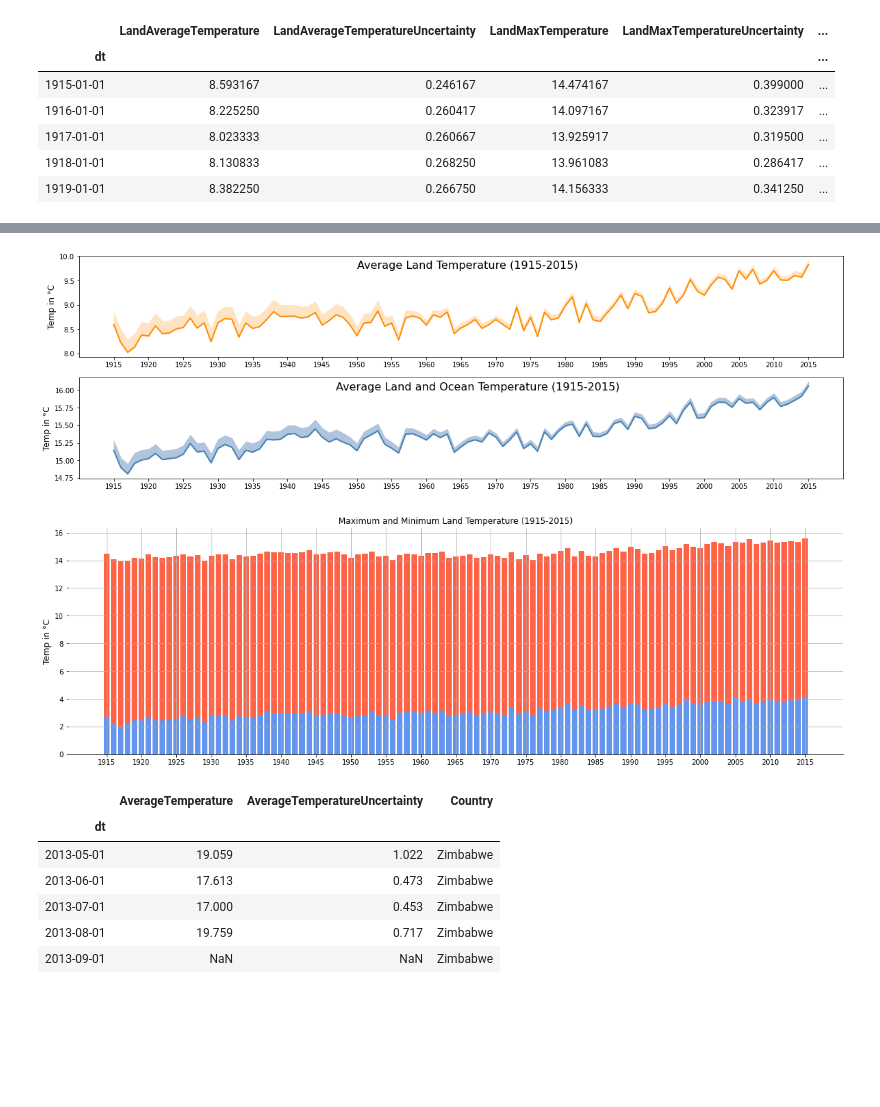
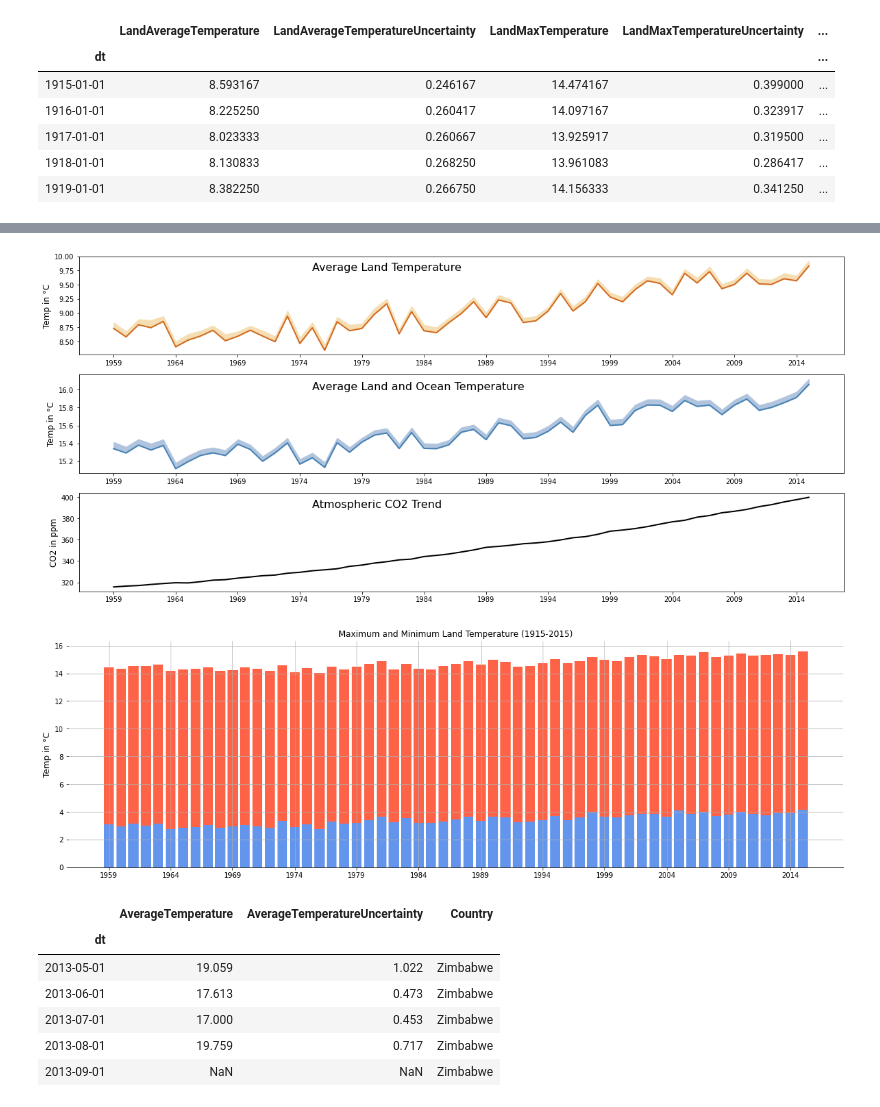
Before and after one commit to hiya-g/global-temp, a Jupyter notebook: GlobalTemperatures-Visualization.ipynb, the cells around one changed output, grey strips where cells are left out. Saved outputs shown, nothing was run; the diff lists cells and outputs as text; code cells hidden in the pictures; blank space fills up the shorter version.

```diff
--- a/GlobalTemperatures-Visualization.ipynb
+++ b/GlobalTemperatures-Visualization.ipynb
@@ -29,3 +30,9 @@ df_1900.head()
 | 1917-01-01 | 8.023333 | 0.260667 | 13.925917 | 0.319500 | ... |
 | 1918-01-01 | 8.130833 | 0.268250 | 13.961083 | 0.286417 | ... |
 | 1919-01-01 | 8.382250 | 0.266750 | 14.156333 | 0.341250 | ... |
+# %%
+df_co2 = pd.read_csv('data/co2.csv', dtype={'year':str, 'month':str})
+df_co2['dt'] = df_co2['year']+'/'+df_co2['month']+'/'+'01'
+df_co2['dt'] =  df_co2['dt'].apply(lambda x: datetime.strptime(x,'%Y/%m/%d'))
+df_co2 = df_co2.set_index('dt').drop(columns=['year', 'month'])
+df_co2.head()
@@ -31,0 +47,3 @@ df_1900.head()
+# %%
+df_1900=df_1900.join(df_co2['trend'], how='inner')
+df_1900.head()
@@ -32,26 +58,32 @@ df_1900.head()
 # %%
-fig, ax = plt.subplots(figsize=(20,6))
-plt.subplot(211)
+fig, ax = plt.subplots(figsize=(20,9))
 
-plt.plot(df_1900.index.strftime('%Y'),df_1900['LandAverageTemperature'], color='darkorange', lw=2);
-plt.fill_between(x=df_1900.index.strftime('%Y'), color='bisque', \
+plt.subplot(311)
+plt.plot(df_1900.index.strftime('%Y'),df_1900['LandAverageTemperature'], color='chocolate', lw=2);
+plt.fill_between(x=df_1900.index.strftime('%Y'), color='wheat', \
                  y1=df_1900['LandAverageTemperature'], \
                  y2=df_1900['LandAverageTemperature']+df_1900['LandAverageTemperatureUncertainty']);
 plt.xticks(np.arange(0, len(plt.xticks()[0]), 5));
 plt.ylabel('Temp in °C', fontsize=12)
-plt.text(s='Average Land Temperature (1915-2015)', fontsize=16, x=35, y=9.75)
+plt.text(s='Average Land Temperature', fontsize=16, x=16, y=9.75)
 
-plt.subplot(212)
+plt.subplot(312)
 plt.plot(df_1900.index.strftime('%Y'),df_1900['LandAndOceanAverageTemperature'], color='steelblue', lw=2);
 plt.fill_between(x=df_1900.index.strftime('%Y'), color='lightsteelblue', \
                  y1=df_1900['LandAndOceanAverageTemperature'], \
                  y2=df_1900['LandAndOceanAverageTemperature']+df_1900['LandAndOceanAverageTemperatureUncertainty']);
 plt.xticks(np.arange(0, len(plt.xticks()[0]), 5));
 plt.ylabel('Temp in °C', fontsize=12)
-plt.text(s='Average Land and Ocean Temperature (1915-2015)', fontsize=16, x=32, y=16)
+plt.text(s='Average Land and Ocean Temperature', fontsize=16, x=16, y=16)
+
+plt.subplot(313)
+plt.plot(df_1900.index.strftime('%Y'),df_1900['trend'], color='black', lw=2);
+plt.xticks(np.arange(0, len(plt.xticks()[0]), 5));
+plt.ylabel('CO2 in ppm', fontsize=12)
+plt.text(s='Atmospheric CO2 Trend', fontsize=16, x=16, y=390)
 plt.savefig('images/average-temp.png')
 # %% [output]
-[figure, old version]
+[figure, new version]
 # %%
 fig, ax = plt.subplots(figsize=(20, 6))
 plt.bar(df_1900.index.strftime('%Y'), df_1900['LandMaxTemperature'], color='tomato',) \
@@ -68,7 +100,7 @@ plt.ylabel('Temp in °C', fontsize=12)
 plt.title('Maximum and Minimum Land Temperature (1915-2015)')
 plt.savefig('images/max-min-temp.png')
 # %% [output]
-[figure, old version]
+[figure, new version]
 # %%
 data_src = requests.get('https://en.wikipedia.org/wiki/ISO_3166-1_alpha-3').text
 soup = BeautifulSoup(data_src, 'lxml')
```
Also changed, not shown: parts of 4 cells of this notebook, 1 other file.
